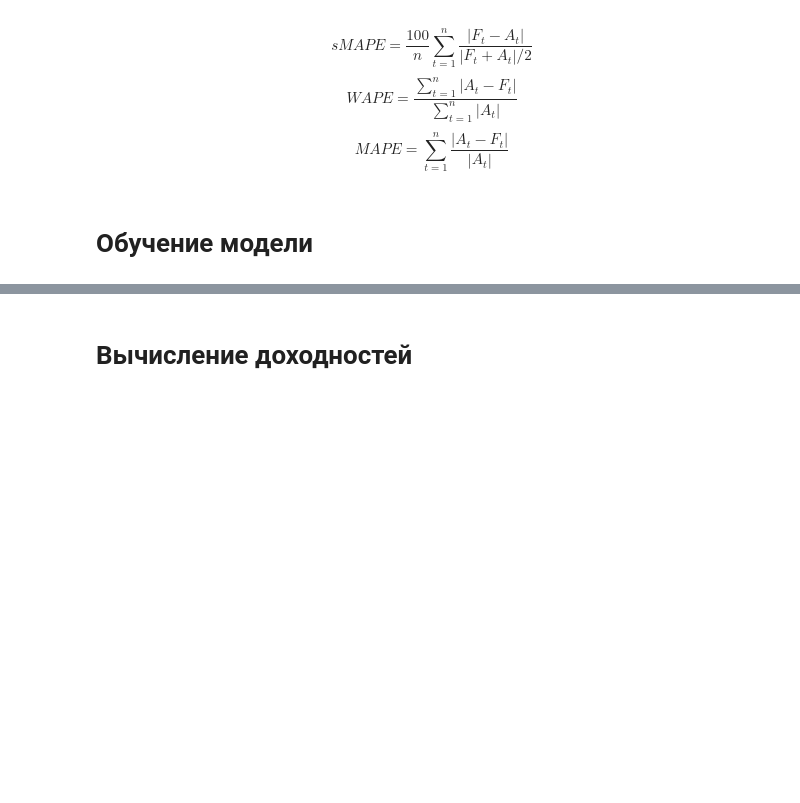
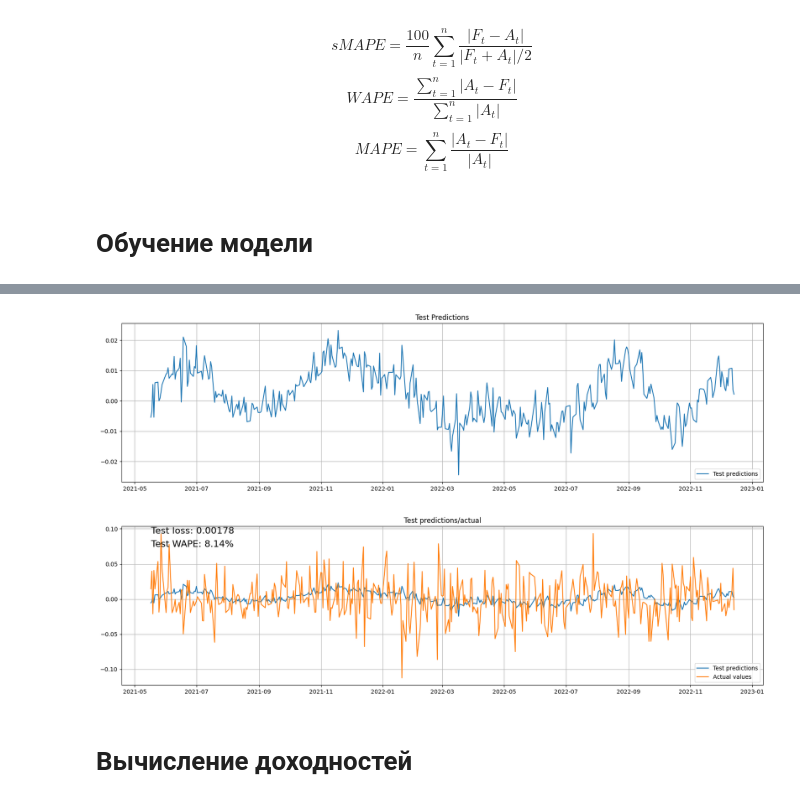
Before and after one commit to AndrewGrishin/Stock-Forecasting, a Jupyter notebook: WN/wn.ipynb, the cells around one changed output, grey strips where cells are left out. Drawn from its saved outputs; the diff is of its cells as text; code cells hidden in the pictures; blank space fills up the shorter version.

```diff
--- a/WN/wn.ipynb
+++ b/WN/wn.ipynb
@@ -225,17 +225,17 @@ test_dataset = TimeSeriesDataSet(X_test_scaled, y_test_scaled)
 # %%
 train_loader = torch.utils.data.DataLoader(
     train_dataset,
-    batch_size= 350,
+    batch_size= 512,
     shuffle= False
 )
 val_loader = torch.utils.data.DataLoader(
     val_dataset,
-    batch_size= 350,
+    batch_size= 512,
     shuffle= False
 )
 test_loader = torch.utils.data.DataLoader(
     test_dataset,
-    batch_size= 350,
+    batch_size= 512,
     shuffle= False,
 )
 # %% [markdown]
@@ -250,15 +250,17 @@ torch.backends.cudnn.benchmark = False
 torch.backends.cudnn.enabled = False
 
 class WaveletMorlet(nn.Module):
-    def __init__(self, scale_size= 5):
+    def __init__(self, scale_size= 5, scale_size_2= 1, scale_size_3= 1):
         super().__init__()
         self.scale_size = torch.nn.Parameter(torch.tensor([scale_size], dtype= torch.float32), requires_grad= True)
+        self.scale_size_2 = torch.nn.Parameter(torch.tensor([scale_size_2], dtype= torch.float32), requires_grad= True)
+        self.scale_size_3 = torch.nn.Parameter(torch.tensor([scale_size_3], dtype= torch.float32), requires_grad= True)
 
     def forward(self, X):
-        return torch.cos(self.scale_size * X) * torch.exp(- (X ** 2) / 2)
+        return self.scale_size_2 * torch.cos(self.scale_size * X) * torch.exp(- (X ** 2) / (2 * self.scale_size_3 ** 2))
 
 class StockWN(nn.Module):
-    def __init__(self, input_features, number_of_wavelons= 1, w0_coef= 5):
+    def __init__(self, input_features, number_of_wavelons= 1, w0_coef= 5, w1_coef= 1, w2_coef= 1):
         super(StockWN, self).__init__()
         # сдвиг
         self.translation = torch.nn.Parameter(torch.rand([input_features, number_of_wavelons], requires_grad= True))
@@ -273,7 +275,8 @@ class StockWN(nn.Module):
         self.number_of_wavelons = number_of_wavelons
         self.input_features = input_features
 
-        self.activation_functions = nn.ParameterList(WaveletMorlet(w0_coef) for _ in range(number_of_wavelons))
+        # self.activation_functions = nn.ParameterList(WaveletMorlet(w0_coef) for _ in range(number_of_wavelons))
+        self.activation_function = WaveletMorlet(w0_coef, w1_coef, w2_coef)
 
     def forward(self, X, device= "cpu"):
         output = torch.zeros(X.shape[0]).to(device)
@@ -282,7 +285,13 @@ class StockWN(nn.Module):
             vector = X[i]
             J = torch.concat([torch.unsqueeze(vector, dim= 1) for _ in range(self.number_of_wavelons)], dim= 1)
             Z = (J - self.translation) / self.dilation
-            Z_new = self.activation(Z)
+            #
+            # Z_new = torch.zeros_like(Z).to(device)
+            # for i in range(Z_new.shape[1]):
+            #     Z_new[:, i] = self.activation_functions[i](Z[:, i])
+
+            Z_new = self.activation_function(Z)
+
             Z_new_trans = torch.t(Z_new)
             Z_final = torch.prod(Z_new_trans, dim= 1)
 
@@ -316,14 +325,17 @@ torch.backends.cudnn.enabled = False
 
 params = {
     "input_features": X_train.shape[1],
-    "number_of_wavelons": 2
+    "number_of_wavelons": 400,
+    "w0_coef": 5,
+    "w1_coef": 1,
+    "w2_coef": 1,
 }
 
 model = StockWN(**params)
 # %%
-epochs = 50
+epochs = 200
 criterion = nn.MSELoss()
-optimizer = Lion(model.parameters(), lr= 3e-4)
+optimizer = Lion(model.parameters(), lr= 3e-4) # было 1e-3
 #optimizer = optim.Adam(model.parameters(), lr= 3e-5)
 metric_name = "WAPE"
 
@@ -337,7 +349,7 @@ train_params = {
         "train": train_loader,
         "val": val_loader
     },
-    "verbose": False,
+    "verbose": True,
     "lag": 1,
     "metric_to_max": False,
     "device": "cuda"
@@ -350,4 +385,7 @@ model.load_state_dict(train_res["best model"])
 # %%
 eval_res = Train_Eval_Plot.eval(model, test_loader, metrics_dict[metric_name], criterion, device= "cpu")
 # %%
-Train_Eval_Plot.plot_eval_res(eval_res, y_test_scaled, scaler, dates_test_y, start= -0, end= None)
+Train_Eval_Plot.plot_eval_res(eval_res, y_test_scaled, scaler, dates_test_y, start= -400, end= None)
+# %% [output]
+[figure, added]
+[figure, added]
```
Also changed, not shown: parts of 13 cells of this notebook, 4 other files.
